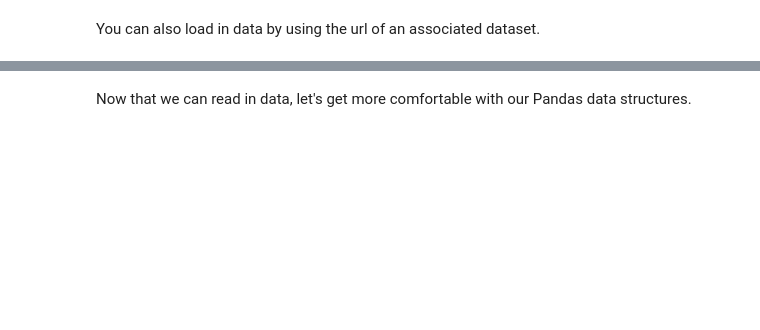
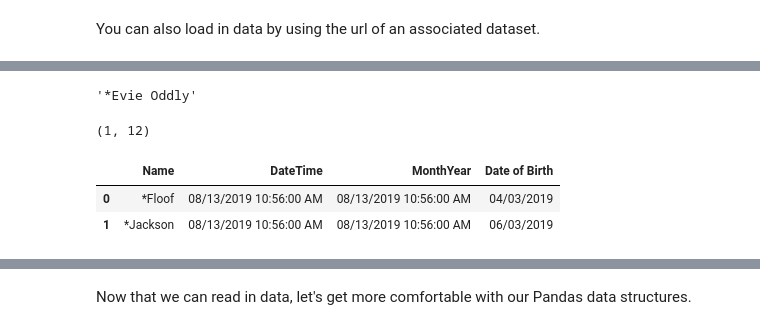
Before and after one commit to dirkstrong1/intro_numpy_pandas, a Jupyter notebook: index.ipynb, the cells around one changed output, grey strips where cells are left out. Saved outputs shown, nothing was run; the diff lists cells and outputs as text; code cells hidden in the pictures; blank space fills up the shorter version.

```diff
--- a/index.ipynb
+++ b/index.ipynb
@@ -246,2 +371,8 @@ shelter_data.shape
+# %%
+shelter_data.loc[255, 'Name']
+# %% [output]
+'*Evie Oddly'
 # %%
-shelter_data[0:501].shape
+shelter_data[0:1].shape
+# %% [output]
+(1, 12)
@@ -250 +379,7 @@ shelter_data[0:0]
+# %%
+shelter_data.loc[0:1, 'Name': 'Date of Birth']
+# %% [output]
+|  | Name | DateTime | MonthYear | Date of Birth |
+| 0 | *Floof | 08/13/2019 10:56:00 AM | 08/13/2019 10:56:00 AM | 04/03/2019 |
+| 1 | *Jackson | 08/13/2019 10:56:00 AM | 08/13/2019 10:56:00 AM | 06/03/2019 |
 # %%
```
Also changed, not shown: parts of 45 cells of this notebook, 2 other files.
